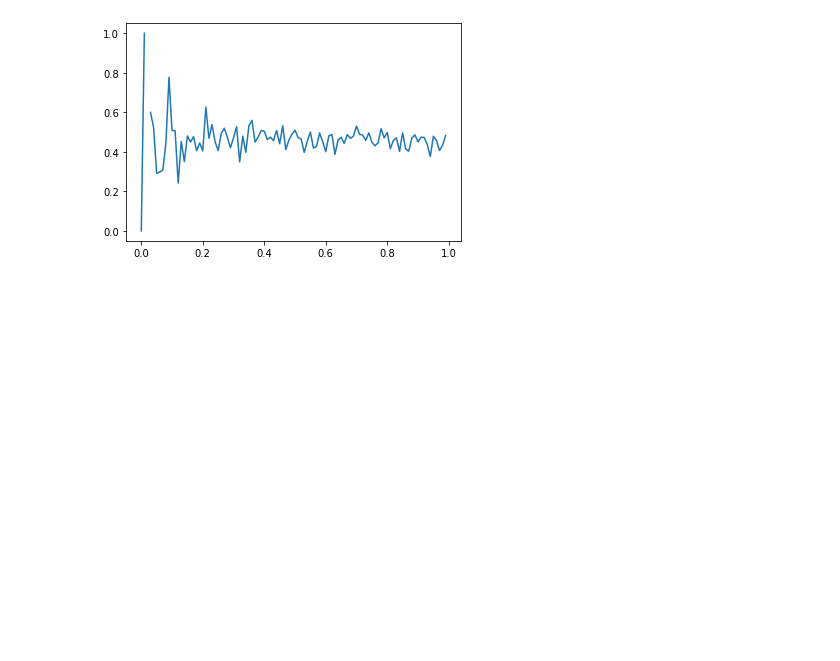
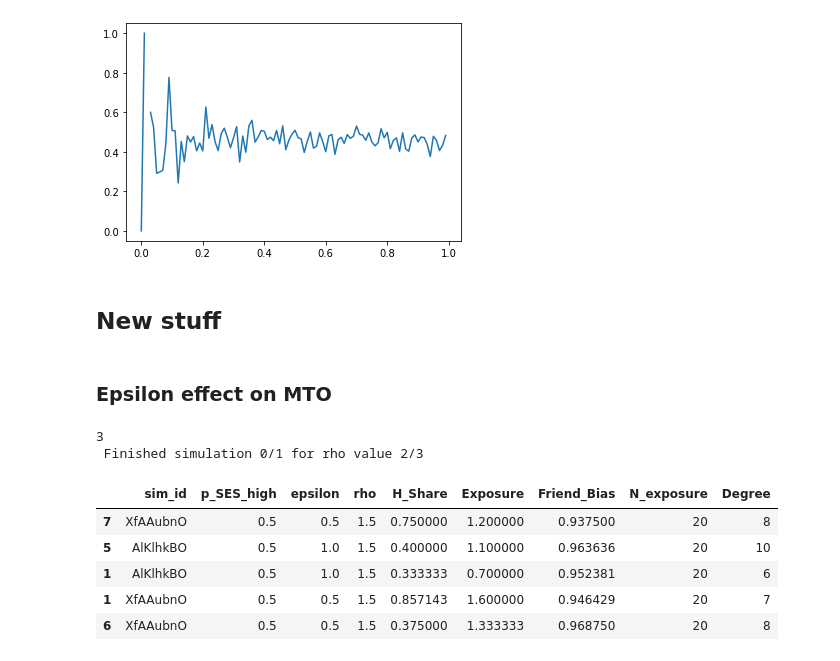
Before and after one commit to RassssD/Diss-model, a Jupyter notebook: Diss_work.ipynb, the cells around one changed output. Drawn from its saved outputs; the diff is of its cells as text; code cells hidden in the pictures; blank space fills up the shorter version.

Commit message:
simulation work

```diff
--- a/Diss_work.ipynb
+++ b/Diss_work.ipynb
@@ -338,3 +320,60 @@ plt.plot(p_list, SES_assortativity_list)
 invalid value encountered in double_scalars
 [<matplotlib.lines.Line2D at 0x...>]
 [figure]
+# %% [markdown]
+## New stuff
+# %% [markdown]
+### Epsilon effect on MTO
+# %%
+
+# general simulation stuff
+list_eps_values = np.arange(0.5, 2, 0.5)
+print(len(list_eps_values))
+
+#list_rho_values_random = np.random.uniform(0.75, 2, 10)
+num_sim_per_rho = 1 # number of simulations with given parameter set
+num_MTO_per_sim = 10 # number of simulations on each network
+list_sim_stats = []
+
+# simulation parameters
+
+initial_n = 0 # initial nodes
+T = 100 # total nodes
+
+p = 0.5 # same-class friend prob
+m = 10 # number of parent nodes
+pm_o = p
+n = 10 # number of parent neighbours
+pn_o = p
+
+#epsilon = 1.5 # exposure bias
+rho = 1.5 # friending bisa
+p_SES_high = 0.5 # share high
+
+
+
+# iterate over rho values
+for i in range(len(list_eps_values)):
+
+    # create a network and run MTO sims
+    for j in range(num_sim_per_rho):
+        # create network
+        network_sim = JacksonSimulationV2(initial_n, T, m, pm_o, n, pn_o, p_SES_high, biased=True, epsilon = list_eps_values[i], rho=rho)
+
+        # run MTO simulations
+        df_MTO_sim = network_sim.MTO_sim_many(network_sim.graph_history[-1], n_sims=num_MTO_per_sim)
+        list_sim_stats.append(df_MTO_sim)
+
+        print('\r', f'Finished simulation {j}/{num_sim_per_rho} for rho value {i}/{len(list_eps_values)}', end='')
+
+df_eps = pd.concat(list_sim_stats)
+df_eps.sample(5)
+# %% [output]
+3
+ Finished simulation 0/1 for rho value 2/3
+|  | sim_id | p_SES_high | epsilon | rho | H_Share | Exposure | Friend_Bias | N_exposure | Degree |
+| 7 | XfAAubnO | 0.5 | 0.5 | 1.5 | 0.750000 | 1.200000 | 0.937500 | 20 | 8 |
+| 5 | AlKlhkBO | 0.5 | 1.0 | 1.5 | 0.400000 | 1.100000 | 0.963636 | 20 | 10 |
+| 1 | AlKlhkBO | 0.5 | 1.0 | 1.5 | 0.333333 | 0.700000 | 0.952381 | 20 | 6 |
+| 1 | XfAAubnO | 0.5 | 0.5 | 1.5 | 0.857143 | 1.600000 | 0.946429 | 20 | 7 |
+| 6 | XfAAubnO | 0.5 | 0.5 | 1.5 | 0.375000 | 1.333333 | 0.968750 | 20 | 8 |
```
Also changed, not shown: parts of 16 cells of this notebook, 8 other files.
